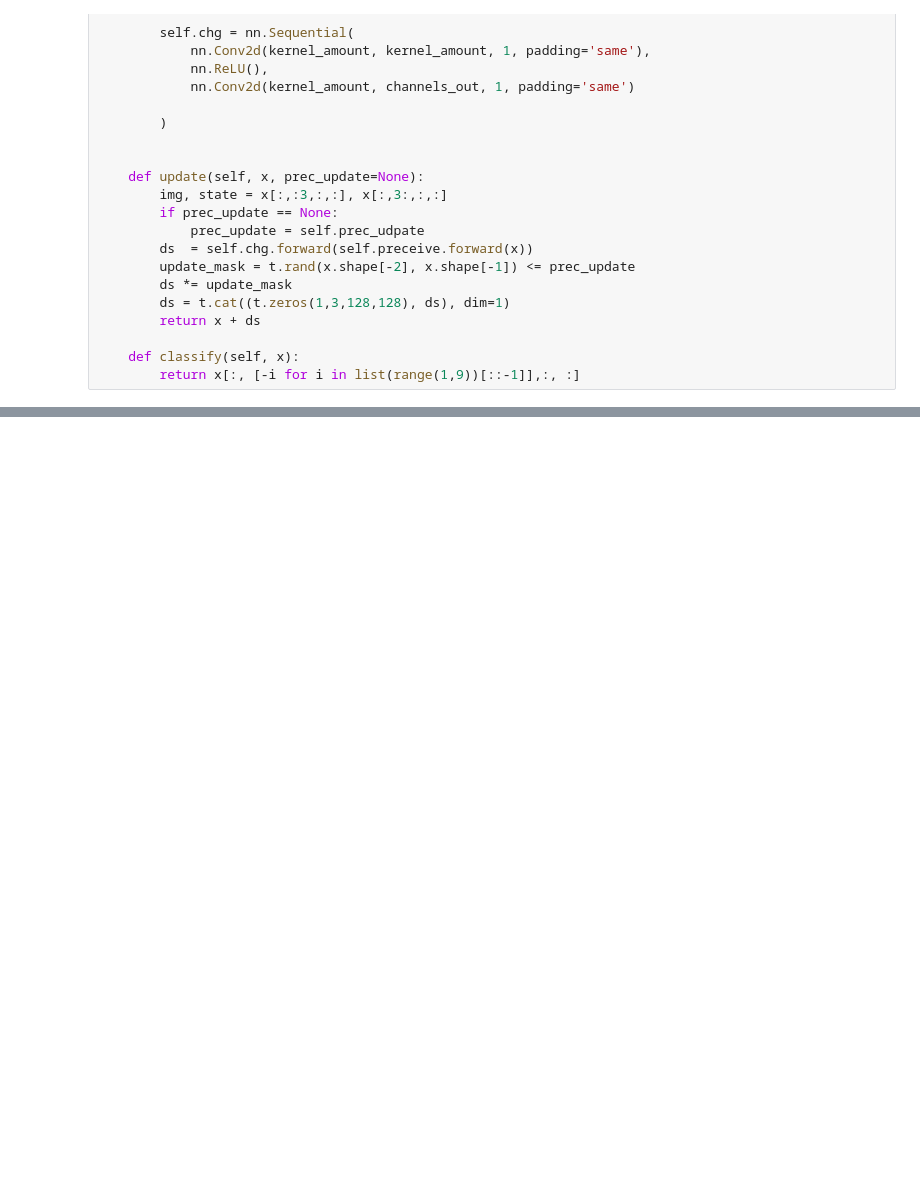
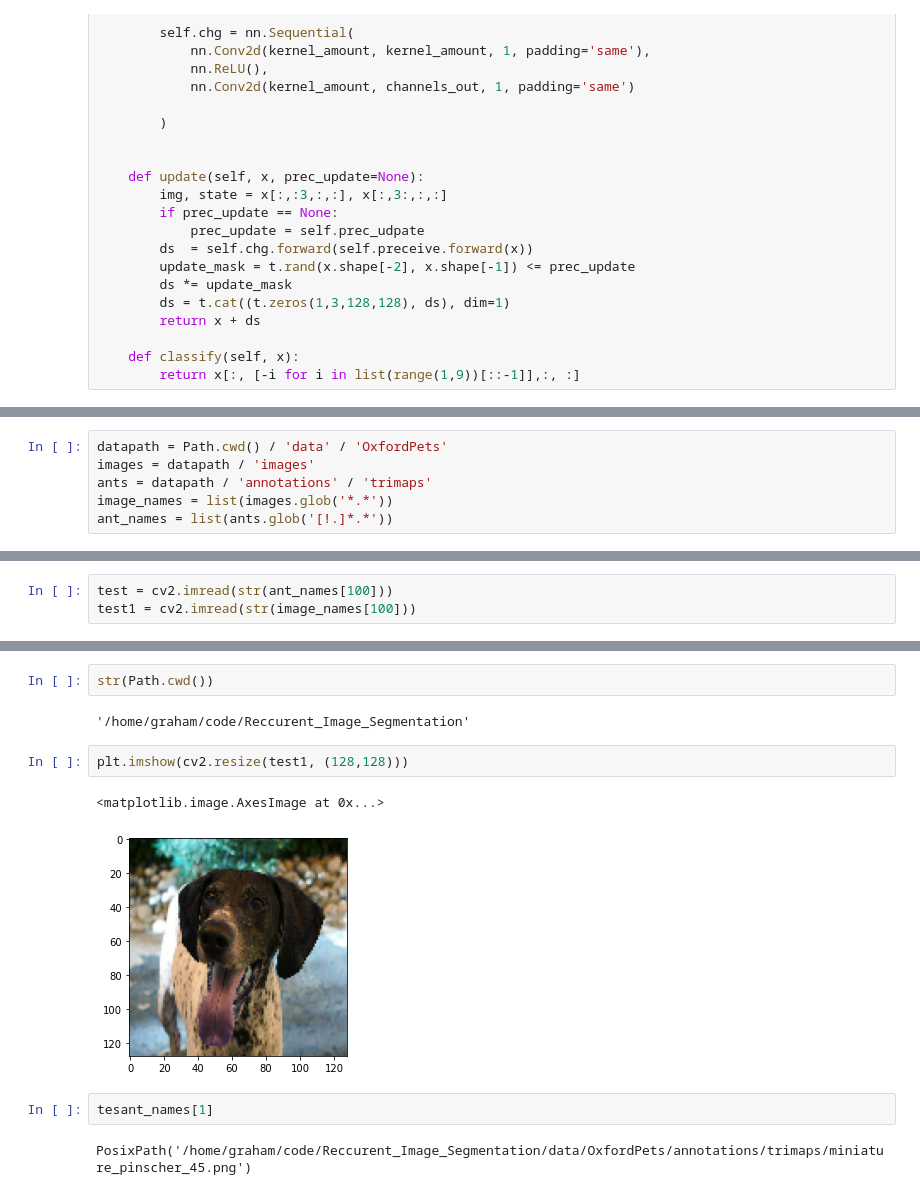
Before and after one commit to chickengods/Reccurent_Image_Segmentation, a Jupyter notebook: Experiment_1.ipynb, the cells around one changed output, grey strips where cells are left out. Cells and saved outputs as stored; diff of their text form; blank space fills up the shorter version.

```diff
--- a/Experiment_1.ipynb
+++ b/Experiment_1.ipynb
@@ -196,0 +209,6 @@ tensor([ 268555.6562,  -74868.5312,   53145.2266,  415635.8750, -361666.8750,
+# %%
+datapath = Path.cwd() / 'data' / 'OxfordPets'
+images = datapath / 'images'
+ants = datapath / 'annotations' / 'trimaps'
+image_names = list(images.glob('*.*'))
+ant_names = list(ants.glob('[!.]*.*'))
@@ -196,0 +218,3 @@ tensor([ 268555.6562,  -74868.5312,   53145.2266,  415635.8750, -361666.8750,
+# %%
+test = cv2.imread(str(ant_names[100]))
+test1 = cv2.imread(str(image_names[100]))
@@ -196,0 +241,13 @@ tensor([ 268555.6562,  -74868.5312,   53145.2266,  415635.8750, -361666.8750,
+# %%
+str(Path.cwd())
+# %% [output]
+'/home/graham/code/Reccurent_Image_Segmentation'
+# %%
+plt.imshow(cv2.resize(test1, (128,128)))
+# %% [output]
+<matplotlib.image.AxesImage at 0x...>
+[figure, added]
+# %%
+tesant_names[1]
+# %% [output]
+PosixPath('/home/graham/code/Reccurent_Image_Segmentation/data/OxfordPets/annotations/trimaps/miniature_pinscher_45.png')
```
Also changed, not shown: parts of 14 cells of this notebook, 1 other file.
